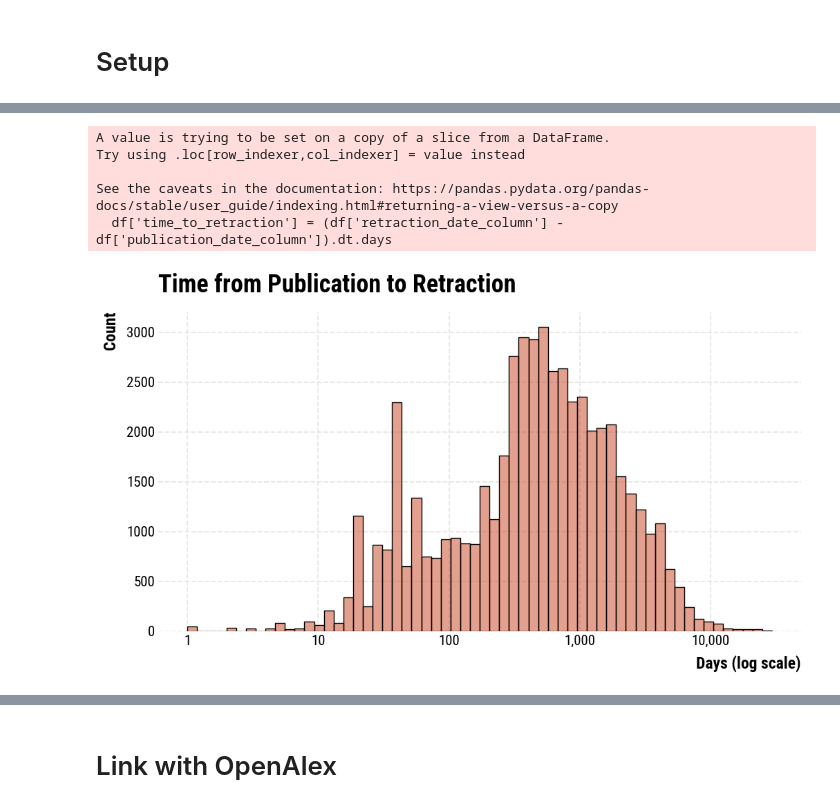
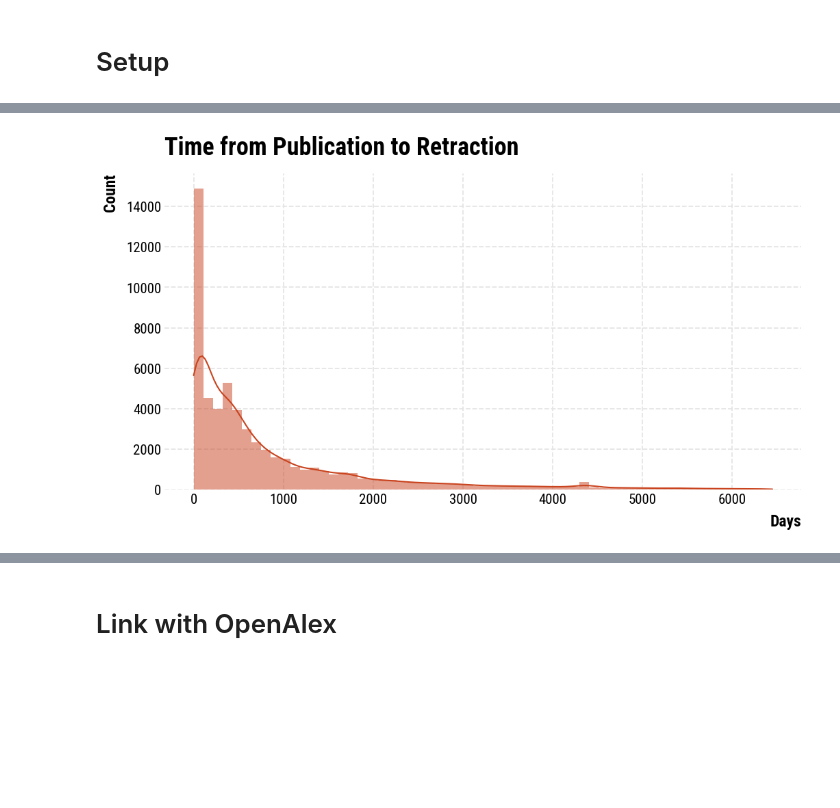
Before and after one commit to MNoichl/retractions, a Jupyter notebook: samuli_and_max_retraction.ipynb, the cells around one changed output, grey strips where cells are left out. Drawn from its saved outputs; the diff is of its cells as text; code cells hidden in the pictures; blank space fills up the shorter version.

```diff
--- a/samuli_and_max_retraction.ipynb
+++ b/samuli_and_max_retraction.ipynb
@@ -165,27 +107,34 @@ See the caveats in the documentation: https://pandas.pydata.org/pandas-docs/stab
 # %%
 # Calculate the time difference in days
 df['time_to_retraction'] = (df['retraction_date_column'] - df['publication_date_column']).dt.days
 
 # Create the histogram using seaborn
 plt.figure(figsize=(12, 6))
-sns.histplot(data=df, x='time_to_retraction', kde=True, bins=60, log_scale=(True, False),color="#c9431e")
+
+# Filter out infinite values and very extreme outliers
+filtered_df = df[
+    (df['time_to_retraction'].notna()) &
+    (df['time_to_retraction'] > -360) &
+    (df['time_to_retraction'] < df['time_to_retraction'].quantile(0.99))  # Remove extreme outliers
+]
+
+sns.histplot(
+    data=filtered_df,
+    x='time_to_retraction',
+    kde=True,
+    bins=60,
+    color="#c9431e",
+    edgecolor=None
+)
 
 plt.title('Time from Publication to Retraction')
-plt.xlabel('Days (log scale)')
+plt.xlabel('Days')
 plt.ylabel('Count')
-plt.xscale('log')
-plt.xticks([1, 10, 100, 1000, 10000], ['1', '10', '100', '1,000', '10,000'])
-
 
 # Display the plot
 plt.show()
 # %% [output]
-A value is trying to be set on a copy of a slice from a DataFrame.
-Try using .loc[row_indexer,col_indexer] = value instead
-
-See the caveats in the documentation: https://pandas.pydata.org/pandas-docs/stable/user_guide/indexing.html#returning-a-view-versus-a-copy
-  df['time_to_retraction'] = (df['retraction_date_column'] - df['publication_date_column']).dt.days
-[figure, old version]
+[figure, new version]
 # %%
 # Create a horizontal bar plot of RetractionNature counts
 plt.figure(figsize=(10, 6))
```
Also changed, not shown: parts of 27 cells of this notebook.
